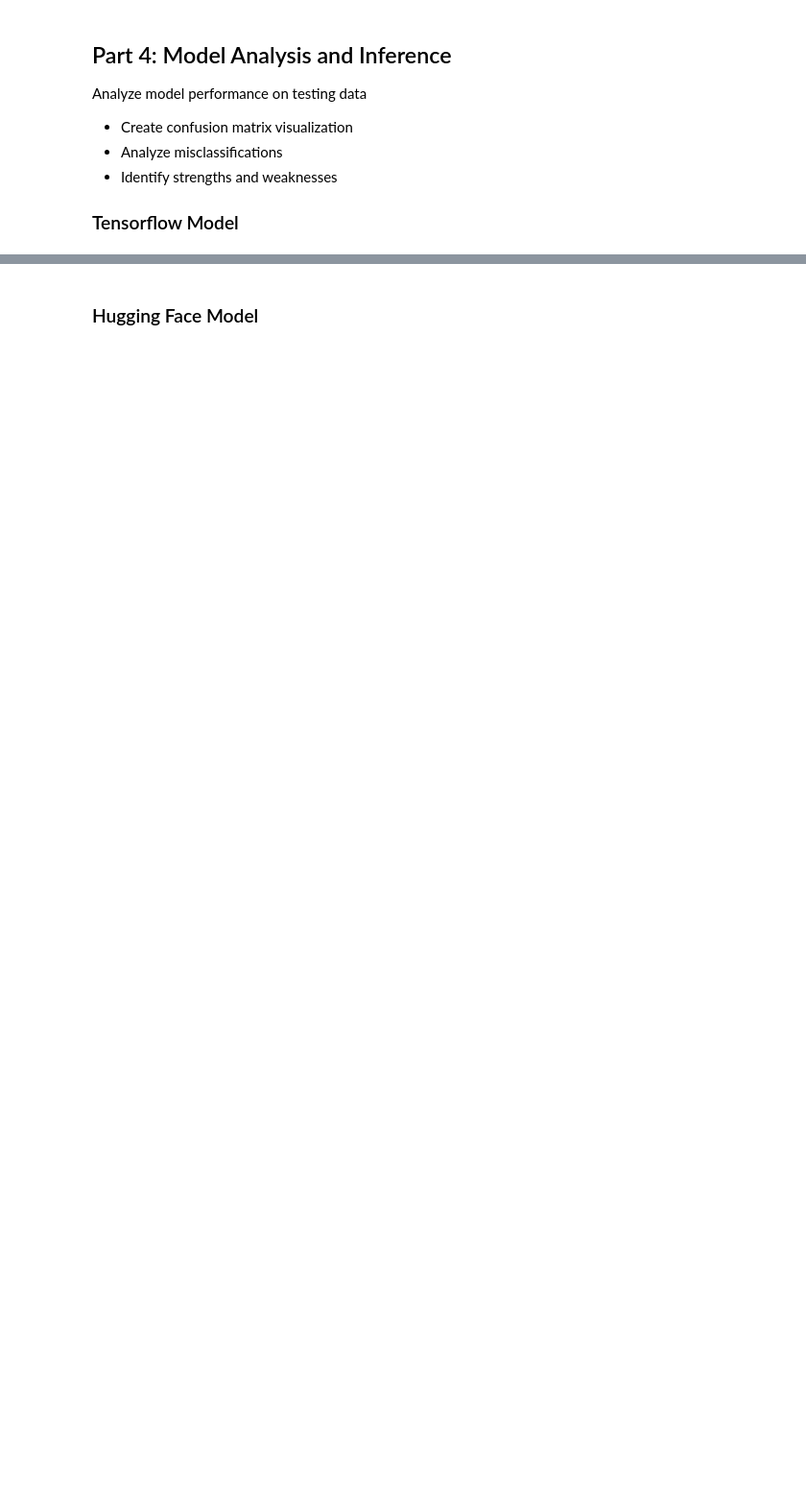
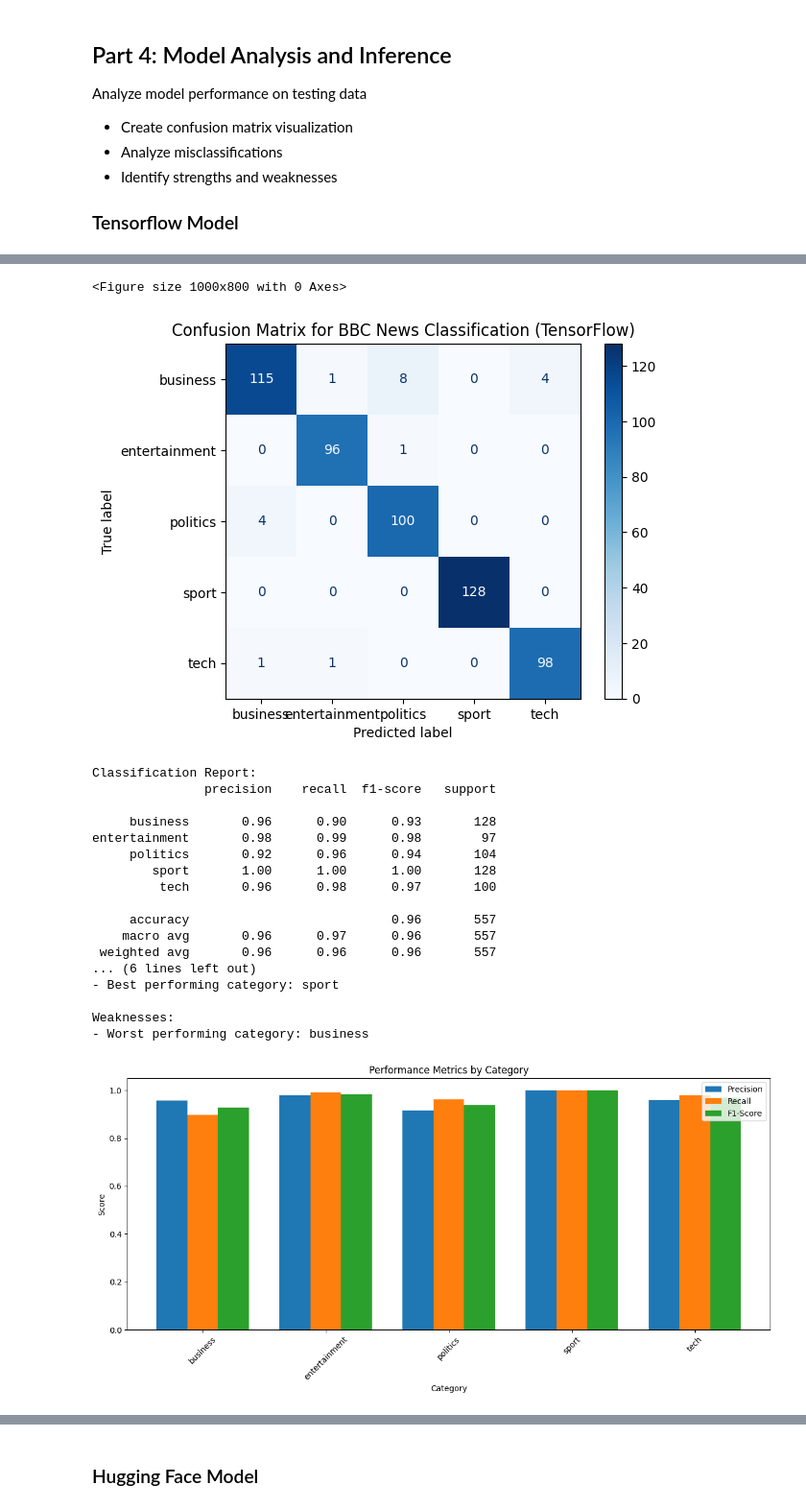
Before and after one commit to Uzmafaheem/BBC-News-Classification-with-BERT, a Jupyter notebook: Copy_of_bert_classification_lab (1).ipynb, the cells around one changed output, grey strips where cells are left out. Shown at 96% size. Drawn from its saved outputs; the diff is of its cells as text; code cells hidden in the pictures; blank space fills up the shorter version.

```diff
--- a/Copy_of_bert_classification_lab (1).ipynb
+++ b/Copy_of_bert_classification_lab (1).ipynb
@@ -39,7 +39,7 @@ set_seed()
 # %%
 # Load the data from csv file
 #df = pd.read_csv("/content/bbc_news_data.csv", engine='python', quotechar='"')
-df = pd.read_csv("bbc_news_data.csv", sep='\t', engine='python')
+df = pd.read_csv("/content/bbc_news_data.csv", sep='\t', engine='python')
 #df = pd.read_csv("/content/bbc_news_data.csv", engine='python', quotechar='"', on_bad_lines='skip')
 df.head()
 # %% [output]
@@ -652,17 +469,19 @@ print(classification_report(y_true, y_pred, target_names=categories))
 print("\nModel Strengths and Weaknesses:")
 
 # Calculate per-class metrics (use classification report)
+per_class_metrics = {}
+for category in categories:
+    per_class_metrics[category] = report[category]
 
-per_class_metrics = {cat: report[cat]['f1-score'] for cat in categories}
 # Find best and worst performing categories
-best_category = max(per_class_metrics, key=lambda x: per_class_metrics[x]['f1-score'])
-worst_category = min(per_class_metrics, key=lambda x: per_class_metrics[x]['f1-score'])
+best_category = max(categories, key=lambda x: per_class_metrics[x]['f1-score'])
+worst_category = min(categories, key=lambda x: per_class_metrics[x]['f1-score'])
 
 print(f"\nStrengths:")
 print(f"- Overall accuracy: {report['accuracy']:.4f}")
-print(f"- Best performing category: {best_category[0]}")
+print(f"- Best performing category: {best_category}")
 print(f"\nWeaknesses:")
-print(f"- Worst performing category: {worst_category[0]}")
+print(f"- Worst performing category: {worst_category}")
 
 # Visualize per-class performance
 plt.figure(figsize=(12, 6))
@@ -686,3 +505,4 @@ plt.xticks(categories_indices, categories, rotation=45)
 plt.legend()
 plt.tight_layout()
 plt.show()
+# %% [output]
@@ -689,3 +510,23 @@ plt.show()
+<Figure size 1000x800 with 0 Axes>
+[figure, added]
+Classification Report:
+               precision    recall  f1-score   support
+
+     business       0.96      0.90      0.93       128
+entertainment       0.98      0.99      0.98        97
+     politics       0.92      0.96      0.94       104
+        sport       1.00      1.00      1.00       128
+         tech       0.96      0.98      0.97       100
+
+     accuracy                           0.96       557
+    macro avg       0.96      0.97      0.96       557
+ weighted avg       0.96      0.96      0.96       557
+... (6 lines left out)
+- Best performing category: sport
+
+Weaknesses:
+- Worst performing category: business
+[figure, added]
 # %%
 # Create a function for model inference on new articles
 def predict_article_category(text, model=tf_classifier_model):
```
Also changed, not shown: parts of 16 cells of this notebook.
